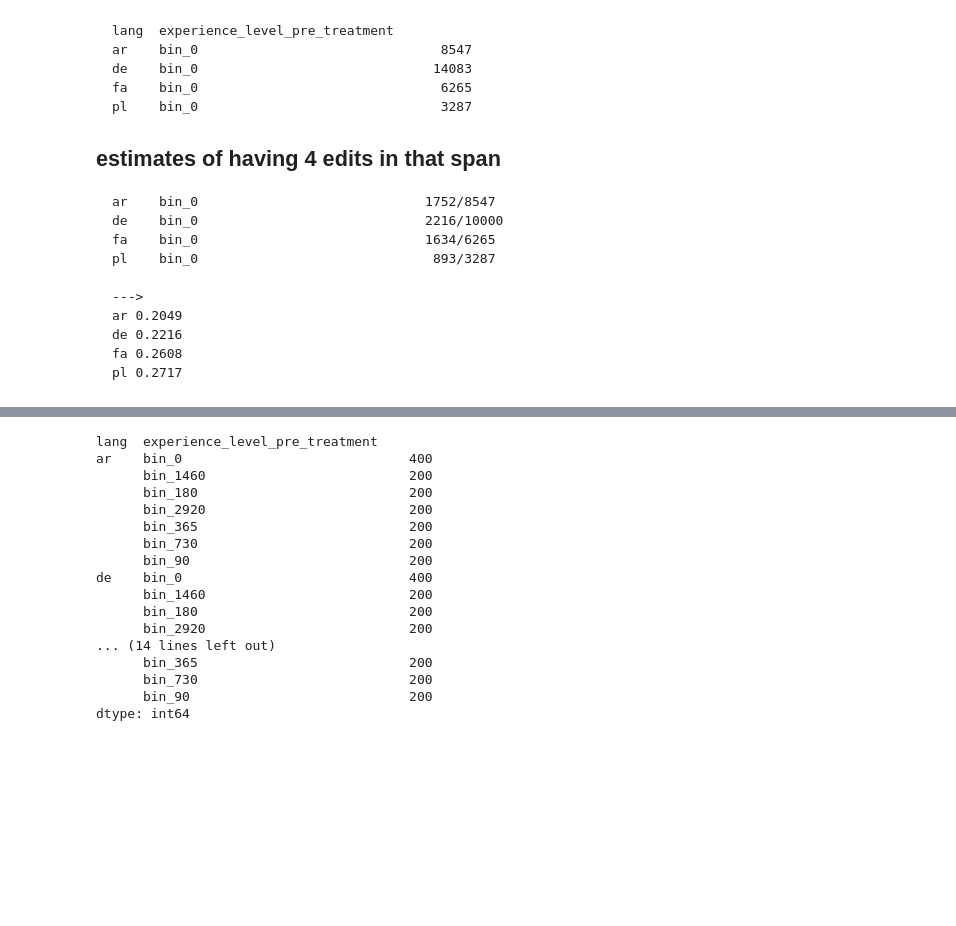
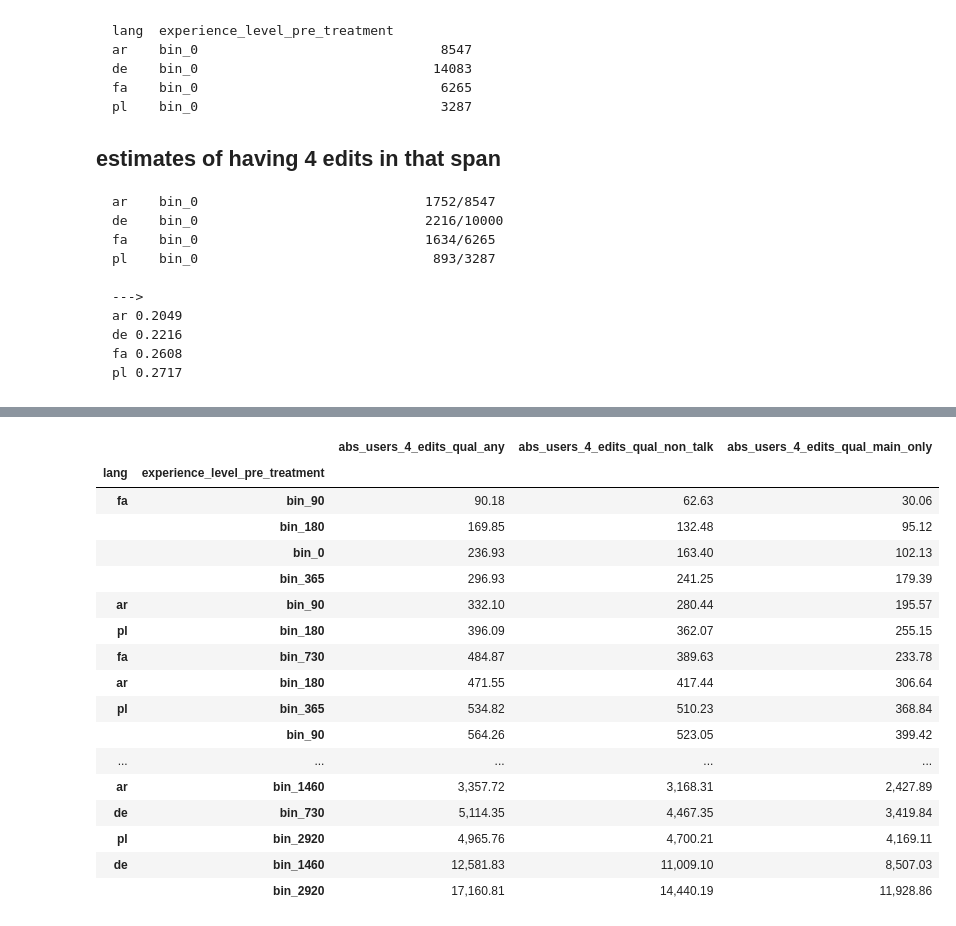
Before and after one commit to citizensandtech/civilservant-wikipedia-gratitude-population-sampling, a Jupyter notebook: ipython/estimate newcomers with 4 quality edits.ipynb, the cells around one changed output, grey strips where cells are left out. Drawn from its saved outputs; the diff is of its cells as text; code cells hidden in the pictures; blank space fills up the shorter version.

```diff
--- a/ipython/estimate newcomers with 4 quality edits.ipynb
+++ b/ipython/estimate newcomers with 4 quality edits.ipynb
@@ -39,23 +128,26 @@ newcomers = df[df['experience_level_pre_treatment']=='bin_0']
+# %%
+pplots # estimated absolute thankees per 90, per language and experience group, with namespace restrictons
+# %% [output]
+|  |  | abs_users_4_edits_qual_any | abs_users_4_edits_qual_non_talk | abs_users_4_edits_qual_main_only |
+| lang | experience_level_pre_treatment |  |  |  |
+| fa | bin_90 | 90.18 | 62.63 | 30.06 |
+|  | bin_180 | 169.85 | 132.48 | 95.12 |
+|  | bin_0 | 236.93 | 163.40 | 102.13 |
+|  | bin_365 | 296.93 | 241.25 | 179.39 |
+| ar | bin_90 | 332.10 | 280.44 | 195.57 |
+| pl | bin_180 | 396.09 | 362.07 | 255.15 |
+| fa | bin_730 | 484.87 | 389.63 | 233.78 |
+| ar | bin_180 | 471.55 | 417.44 | 306.64 |
+| pl | bin_365 | 534.82 | 510.23 | 368.84 |
+|  | bin_90 | 564.26 | 523.05 | 399.42 |
+| ... | ... | ... | ... | ... |
+| ar | bin_1460 | 3,357.72 | 3,168.31 | 2,427.89 |
+| de | bin_730 | 5,114.35 | 4,467.35 | 3,419.84 |
+| pl | bin_2920 | 4,965.76 | 4,700.21 | 4,169.11 |
+| de | bin_1460 | 12,581.83 | 11,009.10 | 8,507.03 |
+|  | bin_2920 | 17,160.81 | 14,440.19 | 11,928.86 |
 # %%
-df.groupby(['lang','experience_level_pre_treatment']).size()
+# df.groupby(['lang','experience_level_pre_treatment']).size()
-# %% [output]
-lang  experience_level_pre_treatment
-ar    bin_0                             400
-      bin_1460                          200
-      bin_180                           200
-      bin_2920                          200
-      bin_365                           200
-      bin_730                           200
-      bin_90                            200
-de    bin_0                             400
-      bin_1460                          200
-      bin_180                           200
-      bin_2920                          200
-... (14 lines left out)
-      bin_365                           200
-      bin_730                           200
-      bin_90                            200
-dtype: int64
 # %%
 df.groupby(['lang','experience_level_pre_treatment'])['num_quality_pre_treatment',
        'num_quality_pre_treatment_non_talk',
```
Also changed, not shown: parts of 21 cells of this notebook, 2 other files.
